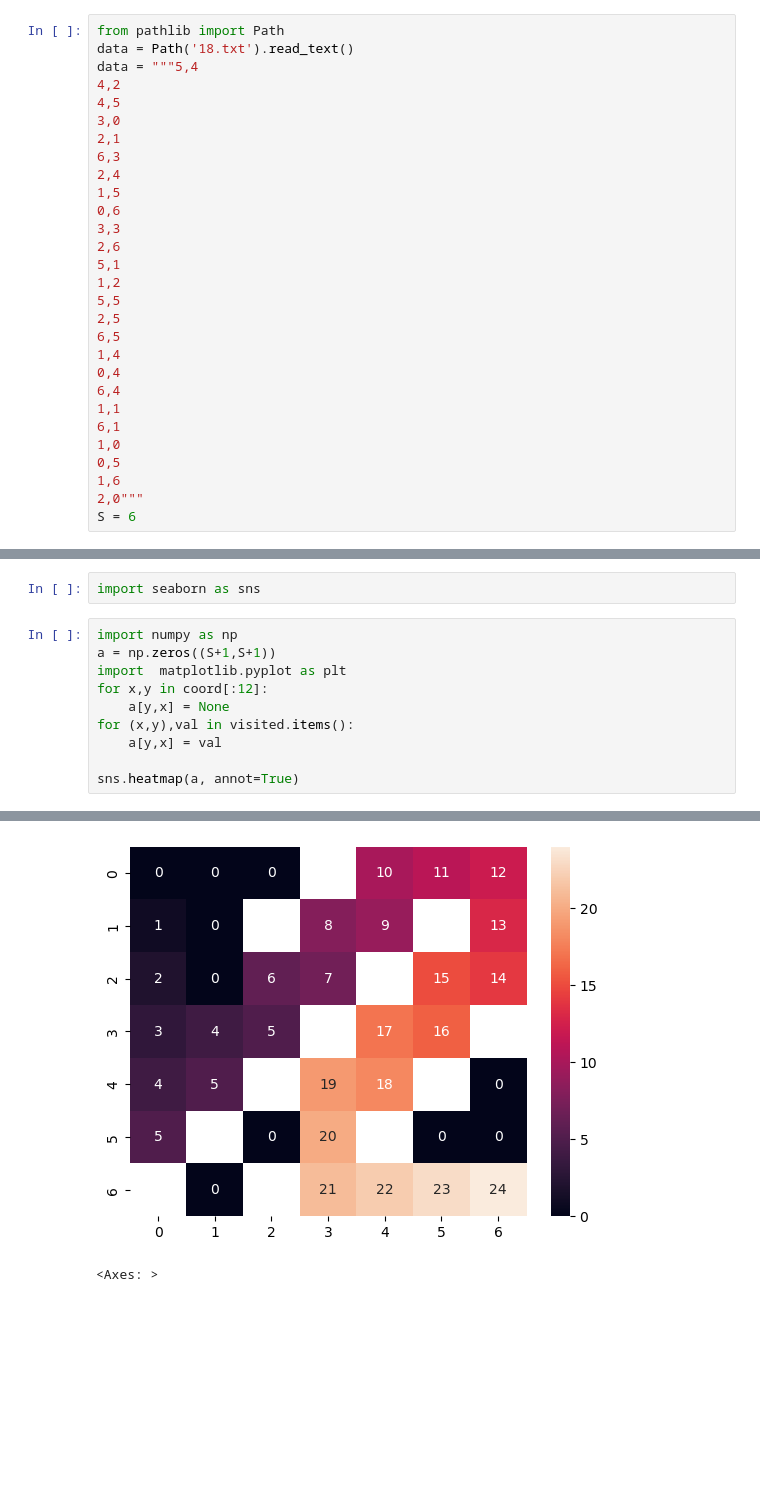
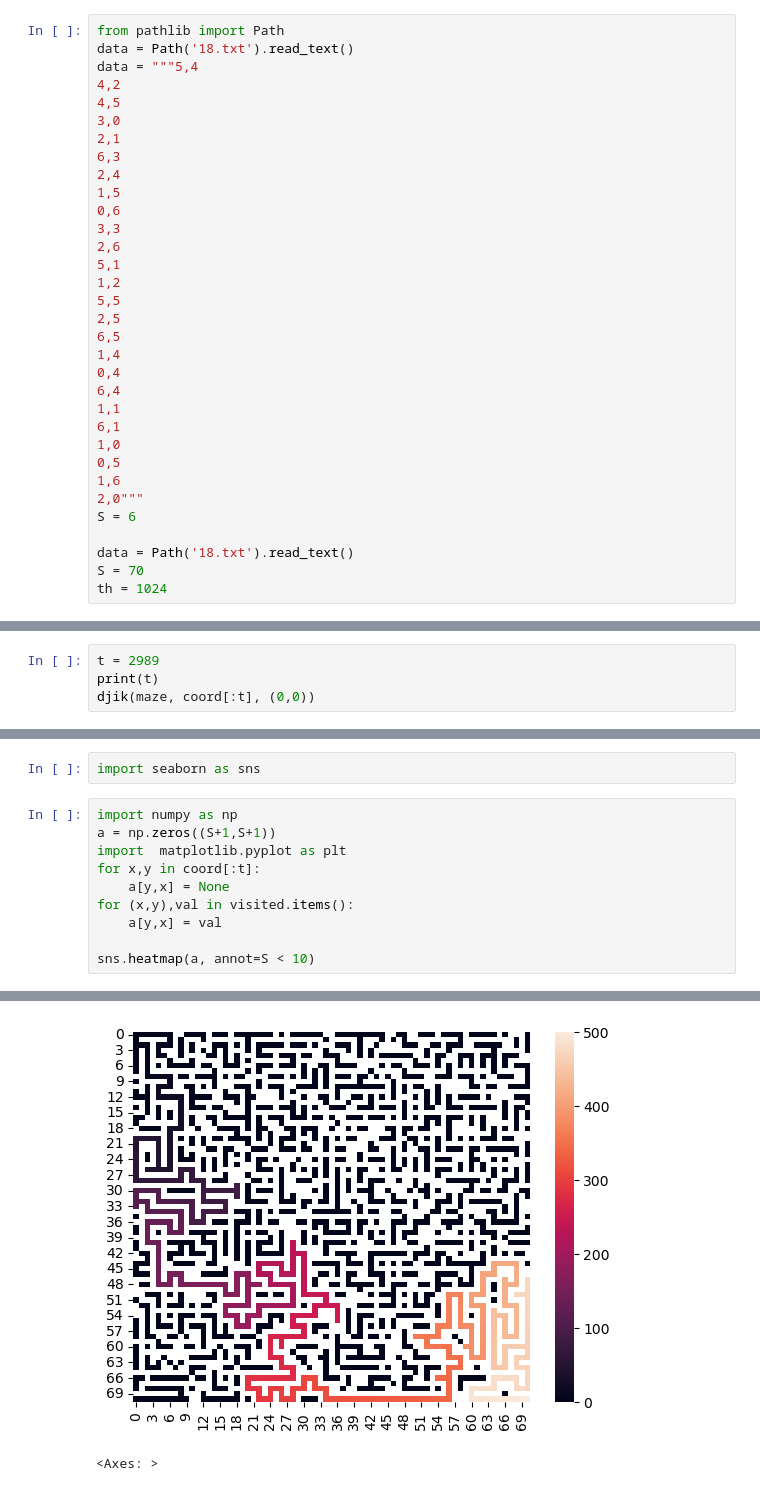
Before and after one commit to Carreau/AOC, a Jupyter notebook: AOC-2024-18.ipynb, the cells around one changed output, grey strips where cells are left out. Cells and saved outputs as stored; diff of their text form; blank space fills up the shorter version.

```diff
--- a/AOC-2024-18.ipynb
+++ b/AOC-2024-18.ipynb
@@ -27,6 +27,10 @@ data = """5,4
 1,6
 2,0"""
 S = 6
+
+data = Path('18.txt').read_text()
+S = 70
+th = 1024
 # %%
 data.splitlines()
 coord = [tuple(int(k) for k in l.split(',')) for l in data.splitlines()]
@@ -122,0 +131,4 @@ visited
+# %%
+t = 2989
+print(t)
+djik(maze, coord[:t], (0,0))
@@ -125,16 +144,16 @@ import seaborn as sns
 # %%
 import numpy as np
 a = np.zeros((S+1,S+1))
 import  matplotlib.pyplot as plt
-for x,y in coord[:12]:
+for x,y in coord[:t]:
     a[y,x] = None
 for (x,y),val in visited.items():
     a[y,x] = val
 
-sns.heatmap(a, annot=True)
+sns.heatmap(a, annot=S < 10)
 # %% [output]
 <Axes: >
-[figure, old version]
+[figure, new version]
 # %%
 # %% [output]
 <Axes: >
```
Also changed, not shown: parts of 8 cells of this notebook.
